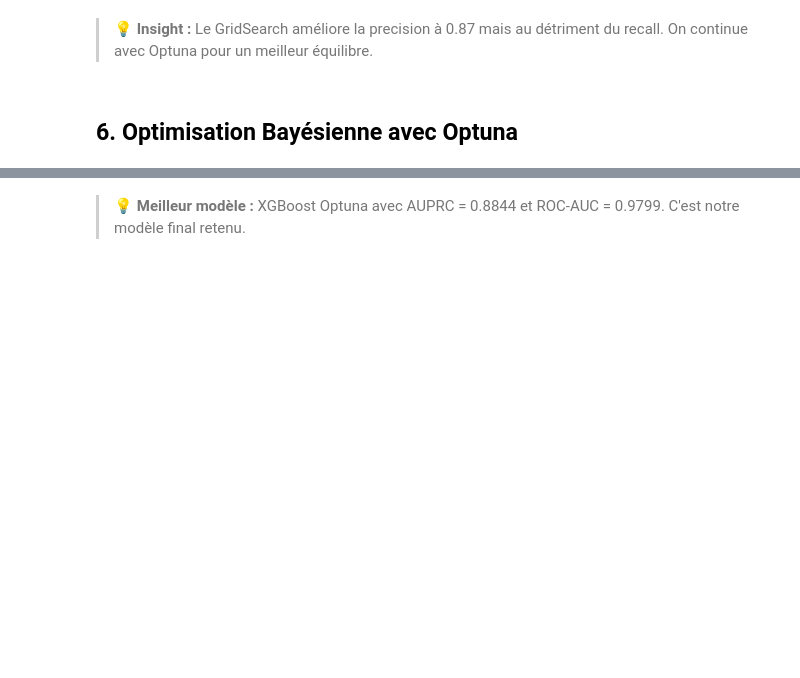
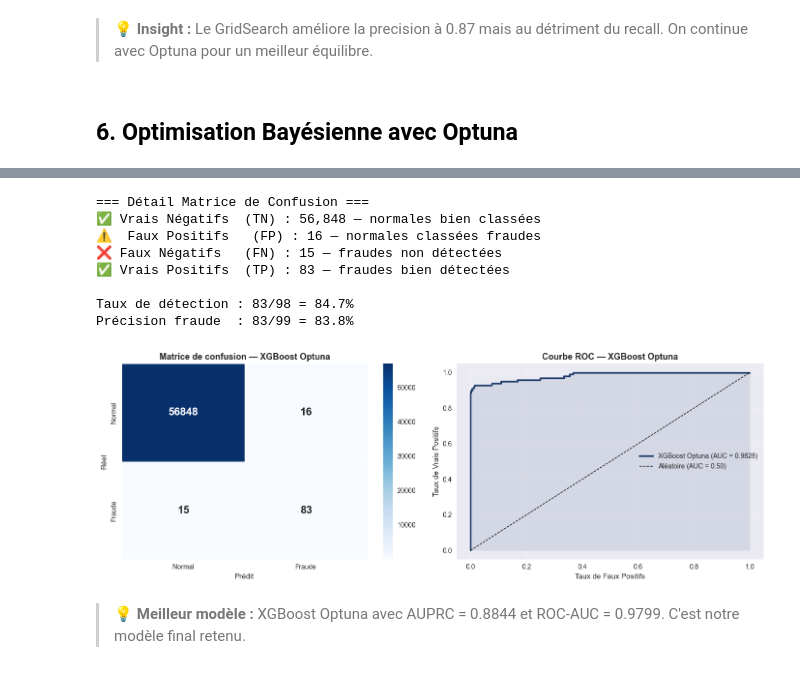
Before and after one commit to Fadelscrape/fraudsense, a Jupyter notebook: notebooks/01_eda_model.ipynb, the cells around one changed output, grey strips where cells are left out. Cells and saved outputs as stored; diff of their text form; code cells hidden in the pictures; blank space fills up the shorter version.

```diff
--- a/notebooks/01_eda_model.ipynb
+++ b/notebooks/01_eda_model.ipynb
@@ -740,4 +737,63 @@ AUPRC   : 0.8844
 weighted avg       1.00      1.00      1.00     56962
+# %%
+# ============================================================
+# MATRICE DE CONFUSION — XGBoost Optuna
+# ============================================================
+from sklearn.metrics import confusion_matrix
+
+fig, axes = plt.subplots(1, 2, figsize=(14, 5))
+
+# Matrice de confusion
+cm = confusion_matrix(y_test, y_pred_optuna)
+tn, fp, fn, tp = cm.ravel()
+
+sns.heatmap(cm, annot=True, fmt='d', cmap='Blues',
+            xticklabels=['Normal', 'Fraude'],
+            yticklabels=['Normal', 'Fraude'],
+            ax=axes[0], linewidths=0.5,
+            annot_kws={'size': 16, 'weight': 'bold'})
+axes[0].set_title('Matrice de confusion — XGBoost Optuna',
+                  fontweight='bold', fontsize=13)
+axes[0].set_ylabel('Réel')
+axes[0].set_xlabel('Prédit')
+
+print("=== Détail Matrice de Confusion ===")
+print(f"✅ Vrais Négatifs  (TN) : {tn:,} — normales bien classées")
+print(f"⚠️  Faux Positifs   (FP) : {fp:,} — normales classées fraudes")
+print(f"❌ Faux Négatifs   (FN) : {fn:,} — fraudes non détectées")
+print(f"✅ Vrais Positifs  (TP) : {tp:,} — fraudes bien détectées")
+print(f"\nTaux de détection : {tp}/{tp+fn} = {tp/(tp+fn)*100:.1f}%")
+print(f"Précision fraude  : {tp}/{tp+fp} = {tp/(tp+fp)*100:.1f}%")
+
+# Courbe ROC
+from sklearn.metrics import roc_curve
+fpr, tpr, _ = roc_curve(y_test, y_prob_optuna)
+auc_score = roc_auc_score(y_test, y_prob_optuna)
+
+axes[1].plot(fpr, tpr, color='#1B3A6B', linewidth=2.5,
+             label=f'XGBoost Optuna (AUC = {auc_score:.4f})')
+axes[1].plot([0,1], [0,1], 'k--', linewidth=1,
+             label='Aléatoire (AUC = 0.50)')
+axes[1].fill_between(fpr, tpr, alpha=0.1, color='#1B3A6B')
+axes[1].set_title('Courbe ROC — XGBoost Optuna',
+                  fontweight='bold', fontsize=13)
+axes[1].set_xlabel('Taux de Faux Positifs')
+axes[1].set_ylabel('Taux de Vrais Positifs')
+axes[1].legend()
+axes[1].grid(True, alpha=0.3)
+
+plt.tight_layout()
+plt.show()
+# %% [output]
+=== Détail Matrice de Confusion ===
+✅ Vrais Négatifs  (TN) : 56,848 — normales bien classées
+⚠️  Faux Positifs   (FP) : 16 — normales classées fraudes
+❌ Faux Négatifs   (FN) : 15 — fraudes non détectées
+✅ Vrais Positifs  (TP) : 83 — fraudes bien détectées
+
+Taux de détection : 83/98 = 84.7%
+Précision fraude  : 83/99 = 83.8%
+[figure, added]
 # %% [markdown]
 > **💡 Meilleur modèle :** XGBoost Optuna avec AUPRC = 0.8844 et ROC-AUC = 0.9799. C'est notre modèle final retenu.
 # %% [markdown]
```
Also changed, not shown: parts of 4 cells of this notebook.
